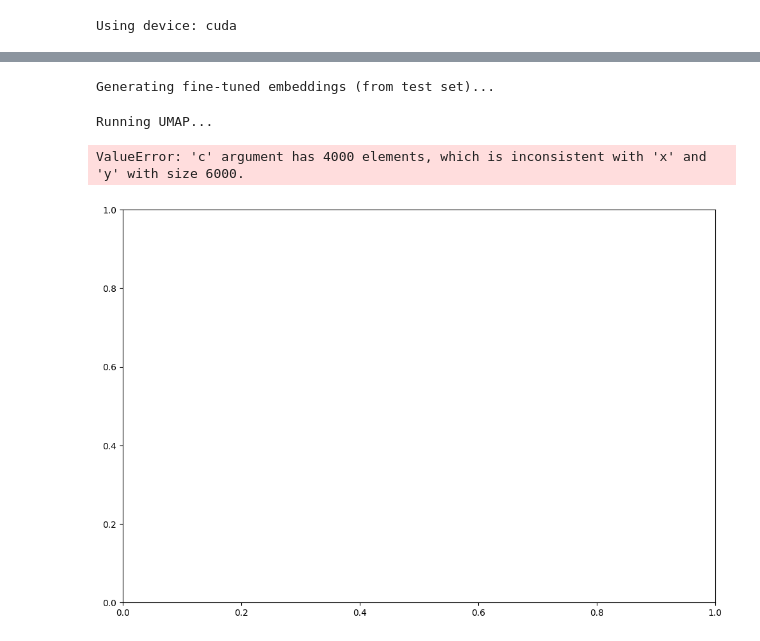
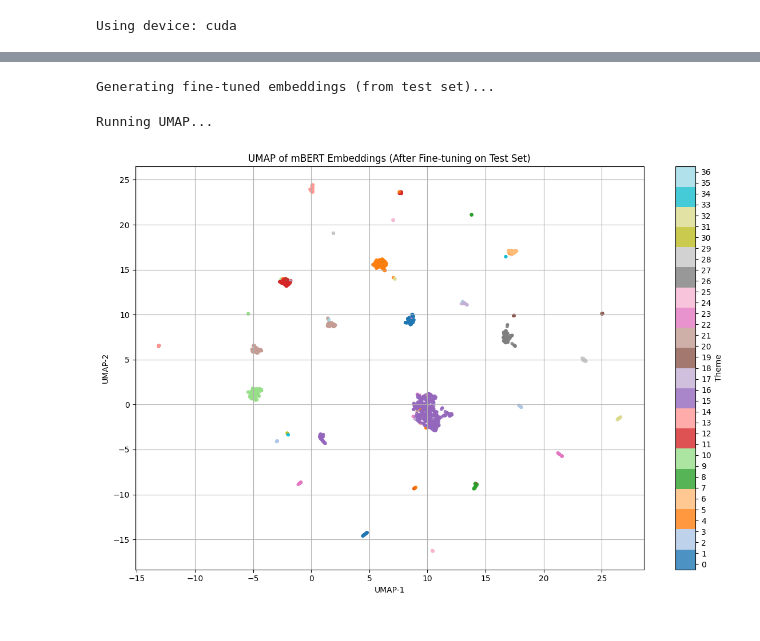
Before and after one commit to Corrie09/IdentifyingAndClassifying-Dutch-Statistical-Questions, a Jupyter notebook: EvaluateModels/BasicEvaluation.ipynb, the cells around one changed output, grey strips where cells are left out. Cells and saved outputs as stored; diff of their text form; code cells hidden in the pictures.

```diff
--- a/EvaluateModels/BasicEvaluation.ipynb
+++ b/EvaluateModels/BasicEvaluation.ipynb
@@ -511,34 +519,36 @@ def get_cls_embedding(text):
 sample_df = pd.DataFrame({
     "clean_text": test_texts,
     "theme_id": test_labels
-}).sample(n=4000, random_state=42)
+}).sample(n=2000, random_state=42)
+
+
+embeddings = []
 
 print("Generating fine-tuned embeddings (from test set)...")
 for text in tqdm(sample_df["clean_text"]):
     emb = get_cls_embedding(text)
     embeddings.append(emb)
 
 # ✅ 6. UMAP dimensionality reduction
 print("Running UMAP...")
 reducer = umap.UMAP(n_neighbors=15, min_dist=0.1, metric='cosine', random_state=42)
 embedding_2d = reducer.fit_transform(embeddings)
 
 # ✅ 7. Plot UMAP
 le = LabelEncoder()
 labels = le.fit_transform(sample_df["theme_id"])
 
 plt.figure(figsize=(12, 8))
 scatter = plt.scatter(embedding_2d[:, 0], embedding_2d[:, 1], c=labels, cmap="tab20", s=10, alpha=0.8)
 plt.title("UMAP of mBERT Embeddings (After Fine-tuning on Test Set)")
 plt.xlabel("UMAP-1")
 plt.ylabel("UMAP-2")
 plt.colorbar(scatter, ticks=range(len(le.classes_)), label="Theme")
 plt.clim(-0.5, len(le.classes_)-0.5)
 plt.grid(True)
 plt.tight_layout()
 plt.show()
 # %% [output]
 Generating fine-tuned embeddings (from test set)...
 Running UMAP...
-ValueError: 'c' argument has 4000 elements, which is inconsistent with 'x' and 'y' with size 6000.
-[figure, old version]
+[figure, new version]
```
Also changed, not shown: parts of 4 cells of this notebook, 8 other files.
